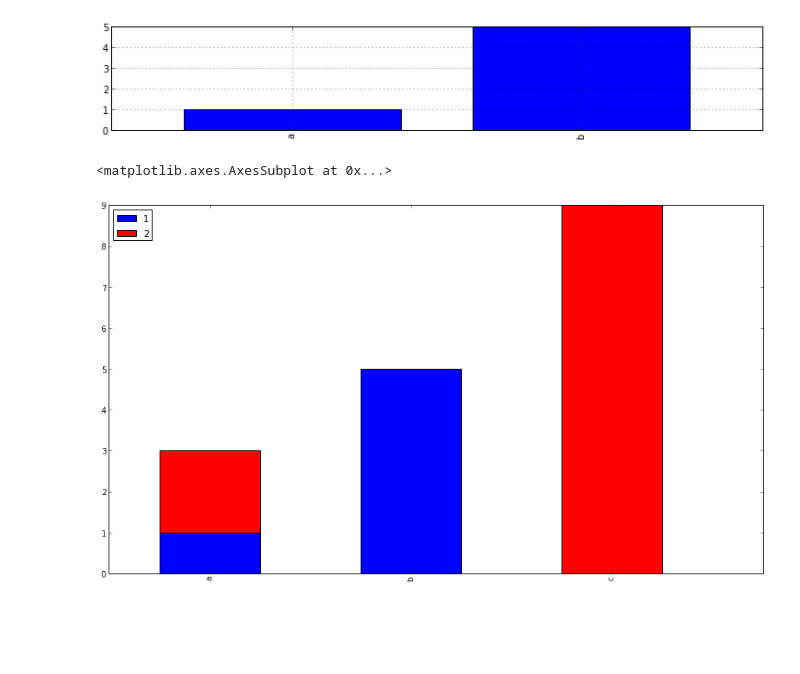
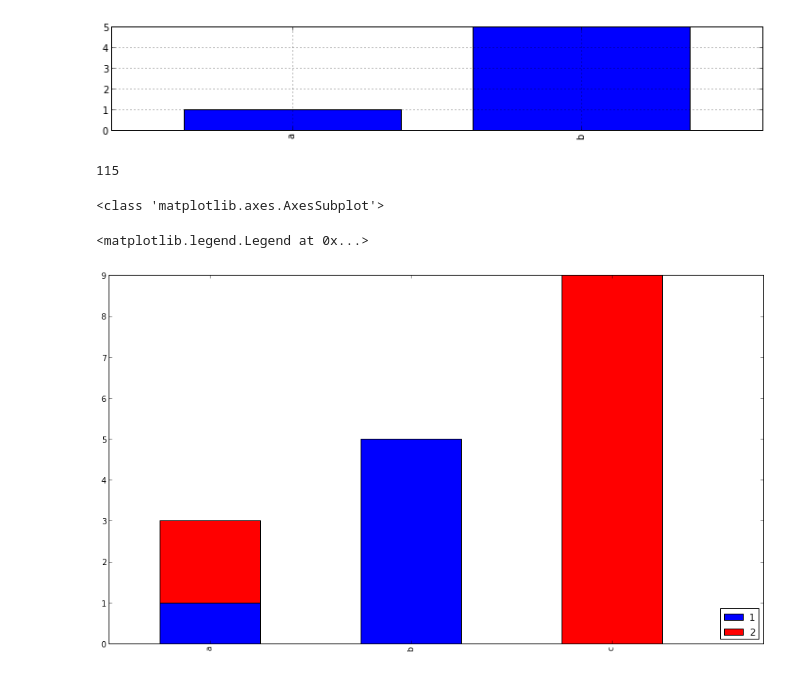
Before and after one commit to mavillard/castas, a Jupyter notebook: analysis.ipynb, the cells around one changed output. Saved outputs shown, nothing was run; the diff lists cells and outputs as text; code cells hidden in the pictures; blank space fills up the shorter version.

```diff
--- a/analysis.ipynb
+++ b/analysis.ipynb
@@ -541,13 +547,20 @@ sr1.plot(kind='bar')
 # %% [output]
 <matplotlib.axes.AxesSubplot at 0x...>
 [figure]
+# %%
+len(families)
+# %% [output]
+115
 # %%
 df = pd.DataFrame({
     '1': sr1,
     '2': sr2,
 })
 figure(1, figsize=(40,10))
-df.plot(kind='bar', stacked=True)
+ax = df.plot(kind='bar', stacked=True)
+print type(ax)
+ax.legend(loc='lower right')
 # %% [output]
-<matplotlib.axes.AxesSubplot at 0x...>
+<class 'matplotlib.axes.AxesSubplot'>
+<matplotlib.legend.Legend at 0x...>
-[figure, old version]
+[figure, new version]
```
Also changed, not shown: parts of 6 cells of this notebook.
